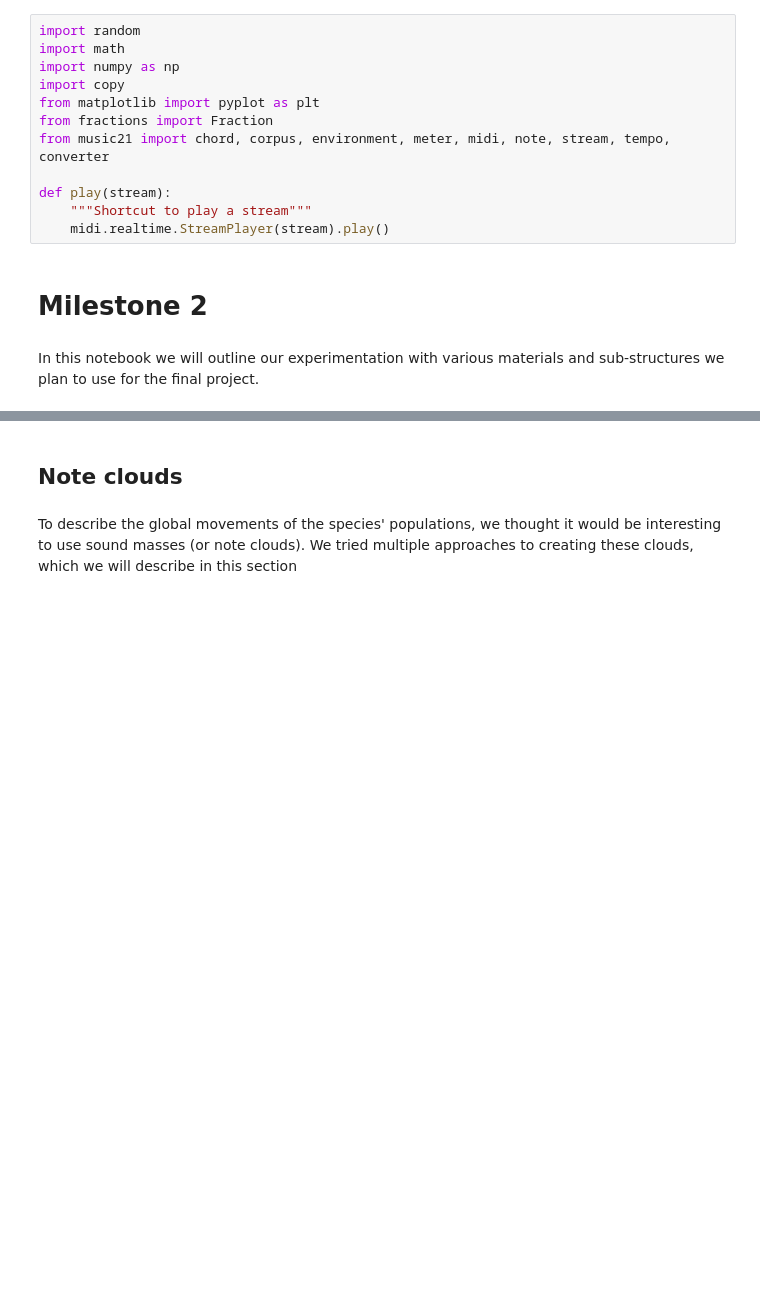
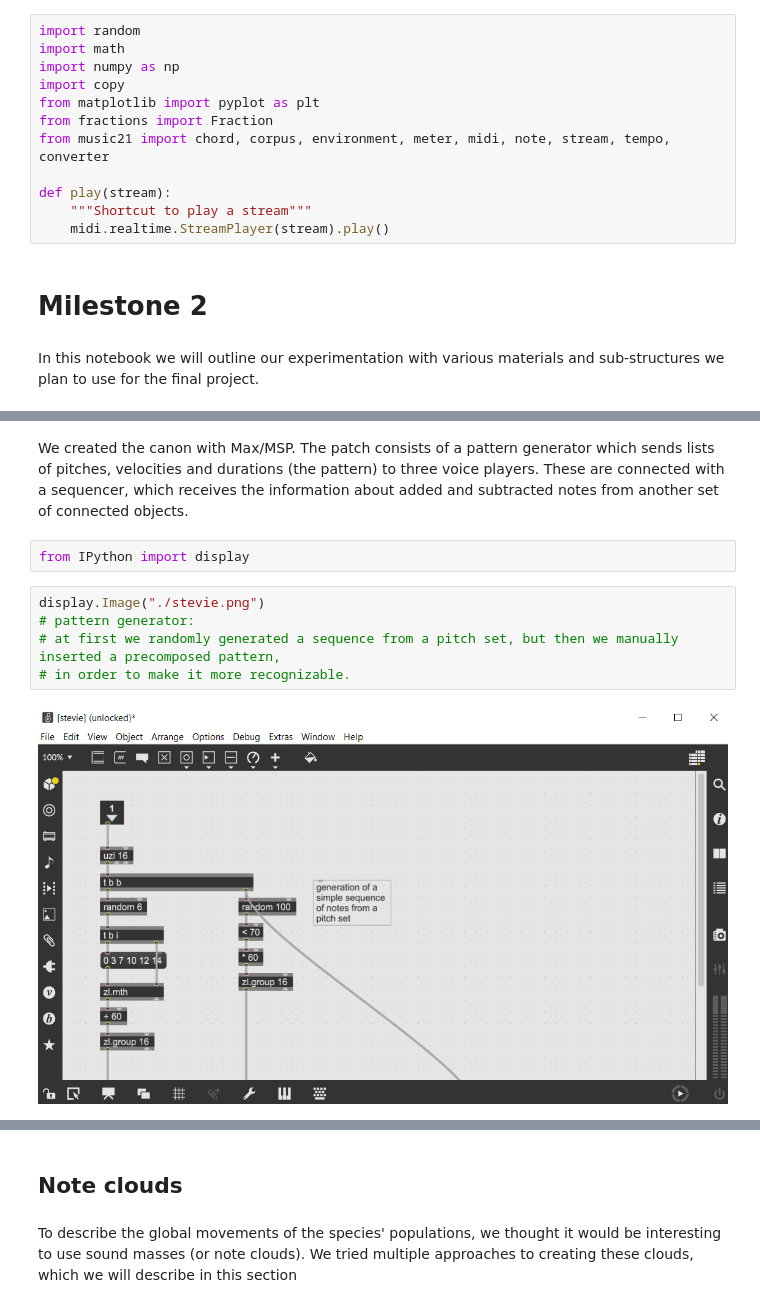
Before and after one commit to MattDupraz/Algorithmic-Composition, a Jupyter notebook: 12_milestone_2/milestone_2.ipynb, the cells around one changed output, grey strips where cells are left out. Drawn from its saved outputs; the diff is of its cells as text; blank space fills up the shorter version.

```diff
--- a/12_milestone_2/milestone_2.ipynb
+++ b/12_milestone_2/milestone_2.ipynb
@@ -16,0 +26,11 @@ In this notebook we will outline our experimentation with various materials and
+# %% [markdown]
+We created the canon with Max/MSP. The patch consists of a pattern generator which sends lists of pitches, velocities and durations (the pattern) to three voice players. These are connected with a sequencer, which receives the information about added and subtracted notes from another set of connected objects.
+# %%
+from IPython import display
+# %%
+display.Image("./stevie.png")
+# pattern generator:
+# at first we randomly generated a sequence from a pitch set, but then we manually inserted a precomposed pattern,
+# in order to make it more recognizable.
+# %% [output]
+[figure, added]
```
Also changed, not shown: parts of 9 cells of this notebook, 1 other file.
